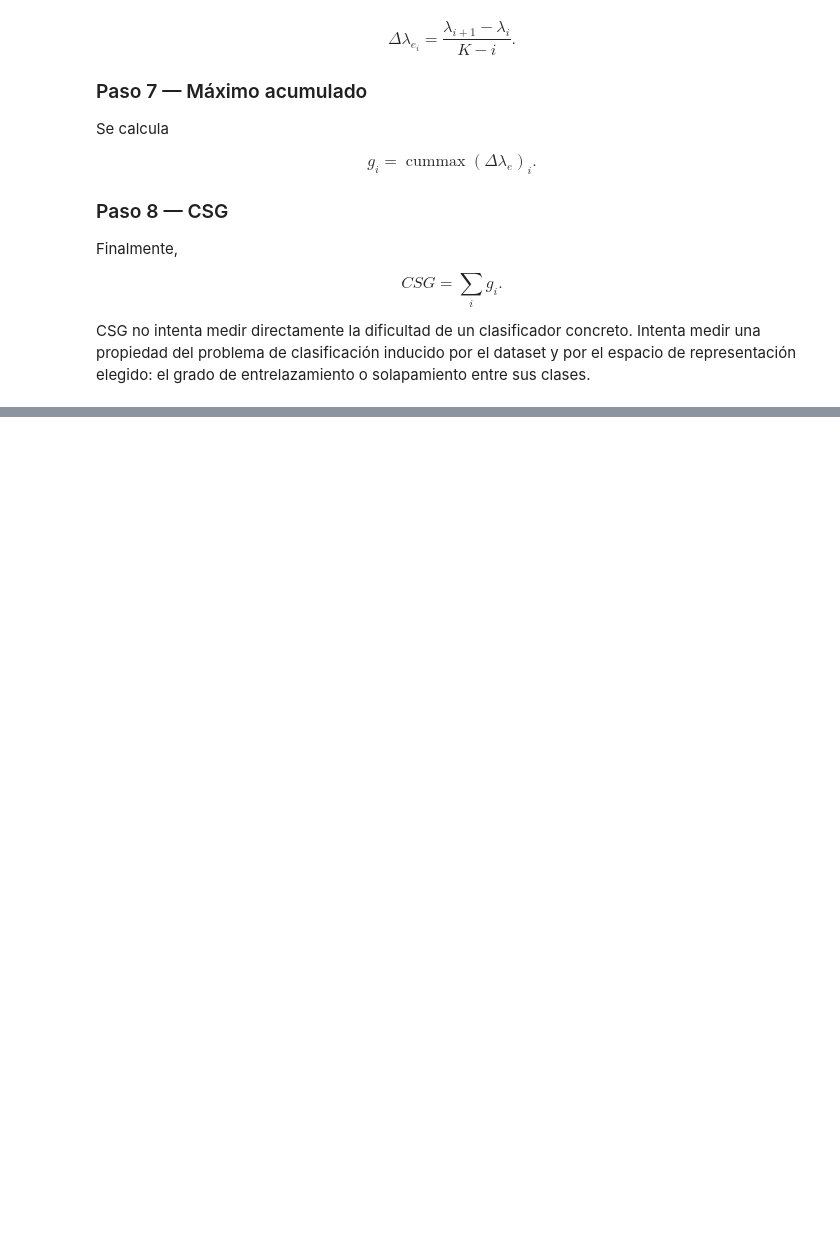
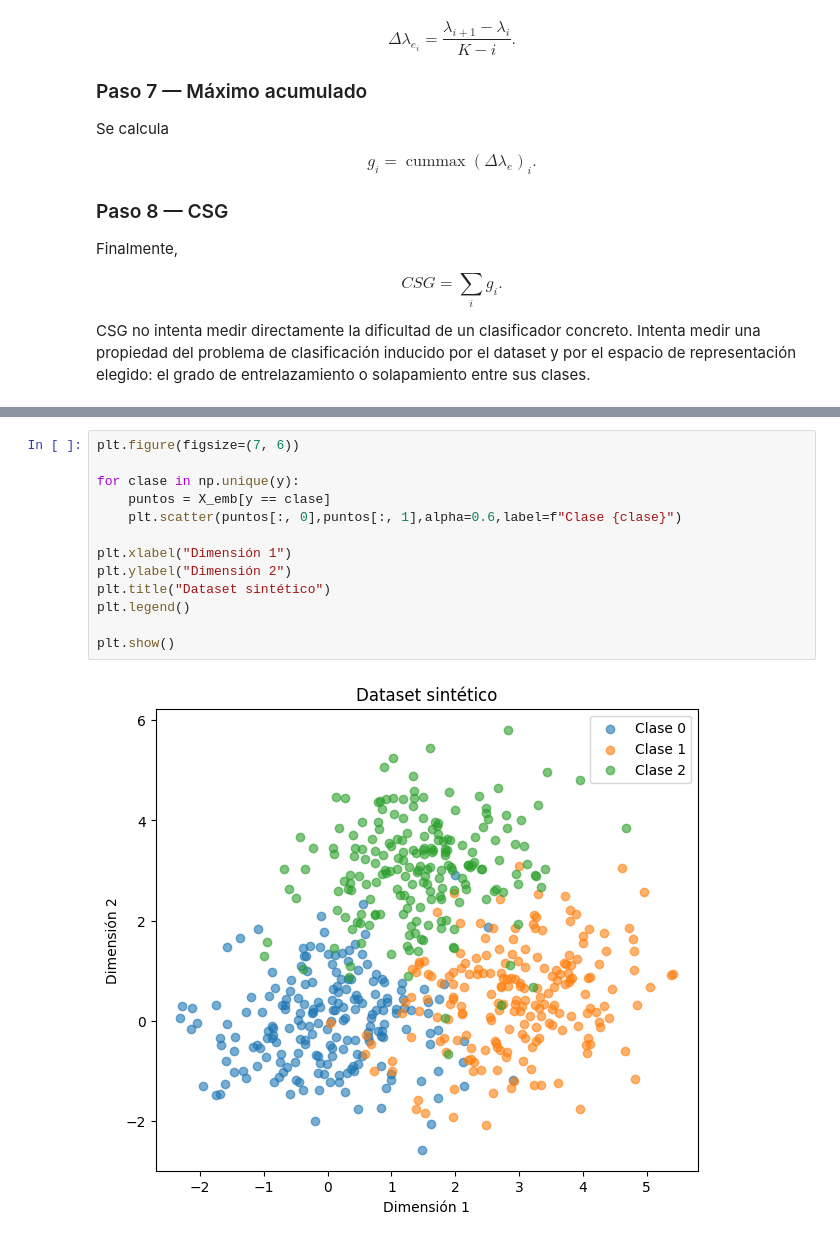
Before and after one commit to carmenlancho/FeatureSelection_Complexity, a Jupyter notebook: Notebooks/EstudioSpectralClusteringComplexityMeasure.ipynb, the cells around one changed output, grey strips where cells are left out. Saved outputs shown, nothing was run; the diff lists cells and outputs as text; blank space fills up the shorter version.

```diff
--- a/Notebooks/EstudioSpectralClusteringComplexityMeasure.ipynb
+++ b/Notebooks/EstudioSpectralClusteringComplexityMeasure.ipynb
@@ -754,0 +1322,15 @@ CSG no intenta medir directamente la dificultad de un clasificador concreto. Int
+# %%
+plt.figure(figsize=(7, 6))
+
+for clase in np.unique(y):
+    puntos = X_emb[y == clase]
+    plt.scatter(puntos[:, 0],puntos[:, 1],alpha=0.6,label=f"Clase {clase}")
+
+plt.xlabel("Dimensión 1")
+plt.ylabel("Dimensión 2")
+plt.title("Dataset sintético")
+plt.legend()
+
+plt.show()
+# %% [output]
+[figure, added]
```
Also changed, not shown: parts of 32 cells of this notebook.
